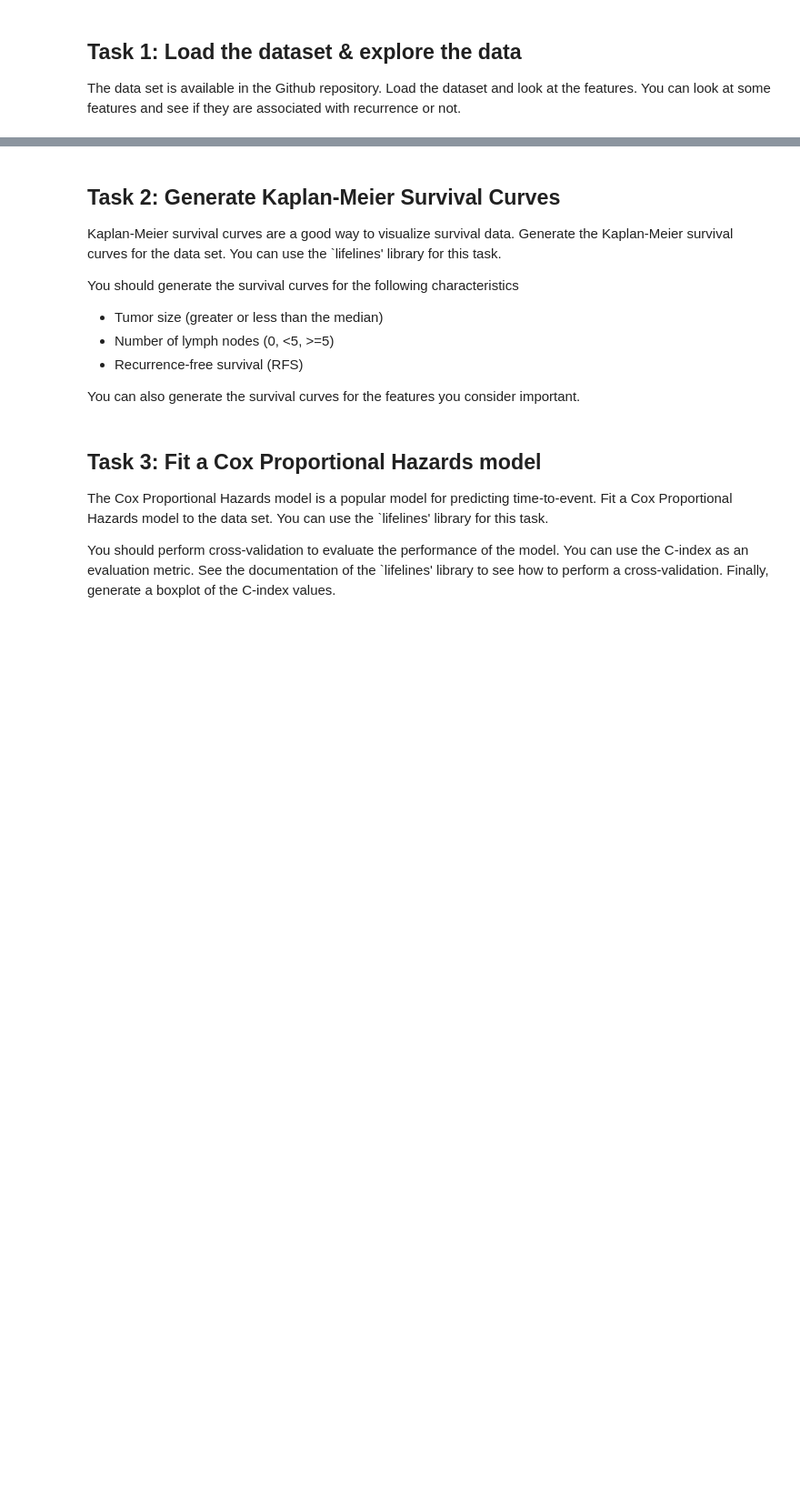
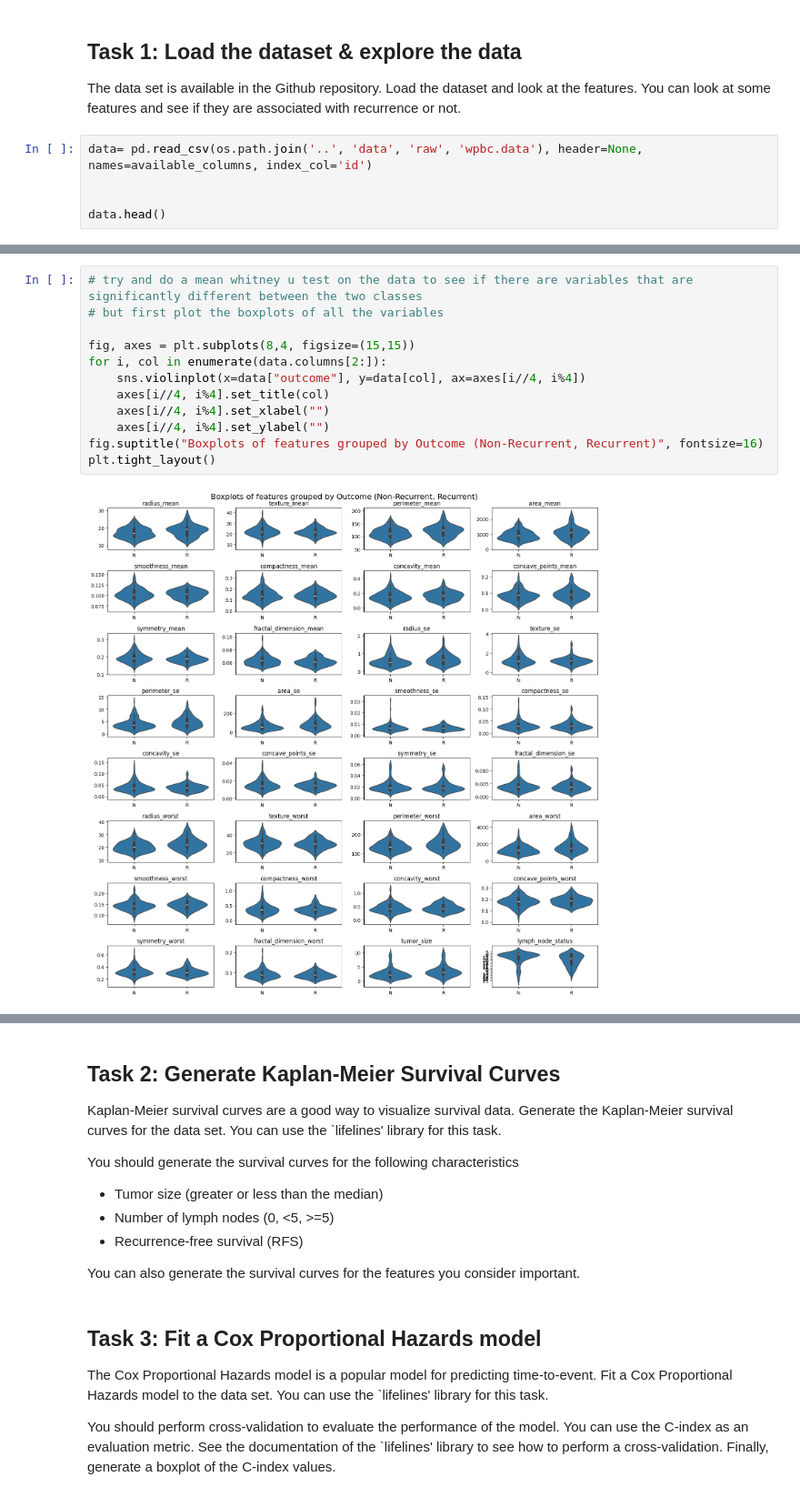
Before and after one commit to JulianMeigen/ML-handson, a Jupyter notebook: notebooks/tmp_sam.ipynb, the cells around one changed output, grey strips where cells are left out. Shown at 91% size. Drawn from its saved outputs; the diff is of its cells as text; blank space fills up the shorter version.

```diff
--- a/notebooks/tmp_sam.ipynb
+++ b/notebooks/tmp_sam.ipynb
@@ -27,3 +73,8 @@ The main tasks are:
 ## Task 1: Load the dataset & explore the data
 
 The data set is available in the Github repository. Load the dataset and look at the features. You can look at some features and see if they are associated with recurrence or not.
+# %%
+data= pd.read_csv(os.path.join('..', 'data', 'raw', 'wpbc.data'), header=None, names=available_columns, index_col='id')
+
+
+data.head()
@@ -29,0 +90,14 @@ The data set is available in the Github repository. Load the dataset and look at
+# %%
+# try and do a mean whitney u test on the data to see if there are variables that are significantly different between the two classes
+# but first plot the boxplots of all the variables
+
+fig, axes = plt.subplots(8,4, figsize=(15,15))
+for i, col in enumerate(data.columns[2:]):
+    sns.violinplot(x=data["outcome"], y=data[col], ax=axes[i//4, i%4])
+    axes[i//4, i%4].set_title(col)
+    axes[i//4, i%4].set_xlabel("")
+    axes[i//4, i%4].set_ylabel("")
+fig.suptitle("Boxplots of features grouped by Outcome (Non-Recurrent, Recurrent)", fontsize=16)
+plt.tight_layout()
+# %% [output]
+[figure, added]
```
Also changed, not shown: parts of 5 cells of this notebook, 1 other file.
